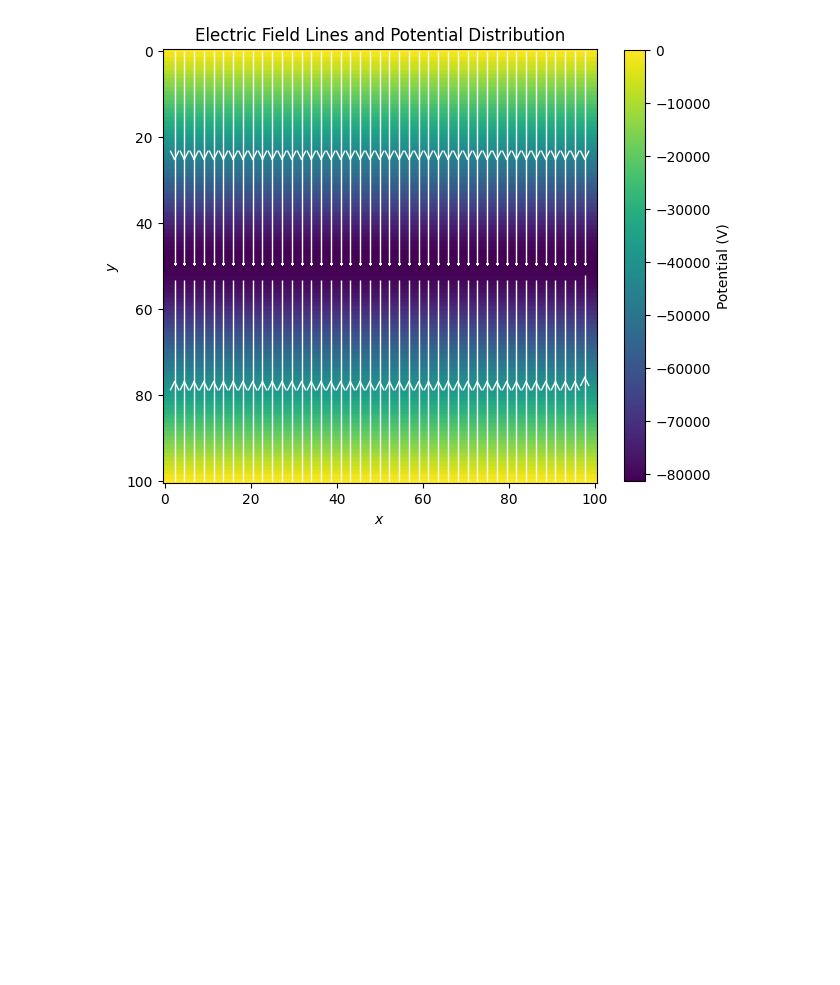
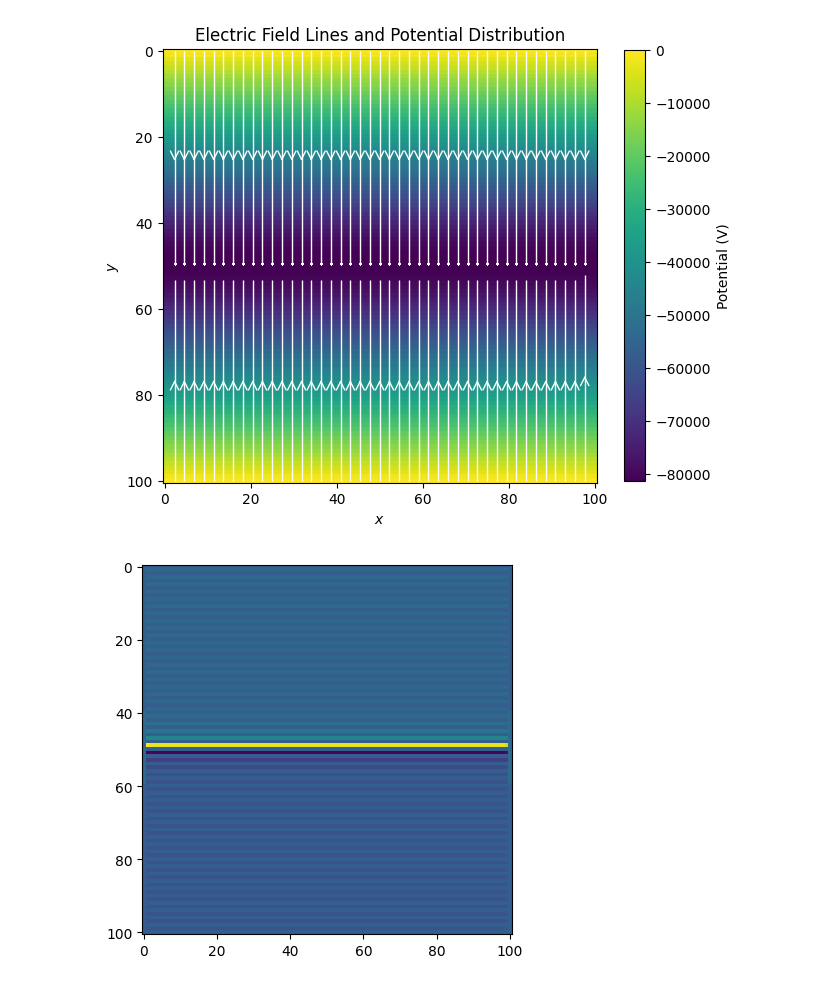
Before and after one commit to daisyabcxyz/Capstone-2025-2026, a Jupyter notebook: Functions for Poisson's solver and Electric Field.ipynb, the cells around one changed output. Cells and saved outputs as stored; diff of their text form; code cells hidden in the pictures; blank space fills up the shorter version.

```diff
--- a/Functions for Poisson's solver and Electric Field.ipynb
+++ b/Functions for Poisson's solver and Electric Field.ipynb
@@ -111,0 +157,12 @@ plt.show()
+# %%
+vx, vy = velocity(Ex, Ey, B)
+time_span = (0.0, 0.01)
+time_intervals = np.linspace(0.0, 0.01,20)
+rho_0 = rho.flatten()
+sol = solve_ivp(charge_density_ode, time_span, rho_0, method='BDF', t_eval=time_intervals, args=(vx, vy))
+rho_new = sol.y[:,-1]
+rho_update = rho_new.reshape(nx+1, ny+1)
+plt.imshow(rho_update)
+plt.show()
+# %% [output]
+[figure, added]
```
Also changed, not shown: parts of 6 cells of this notebook.
